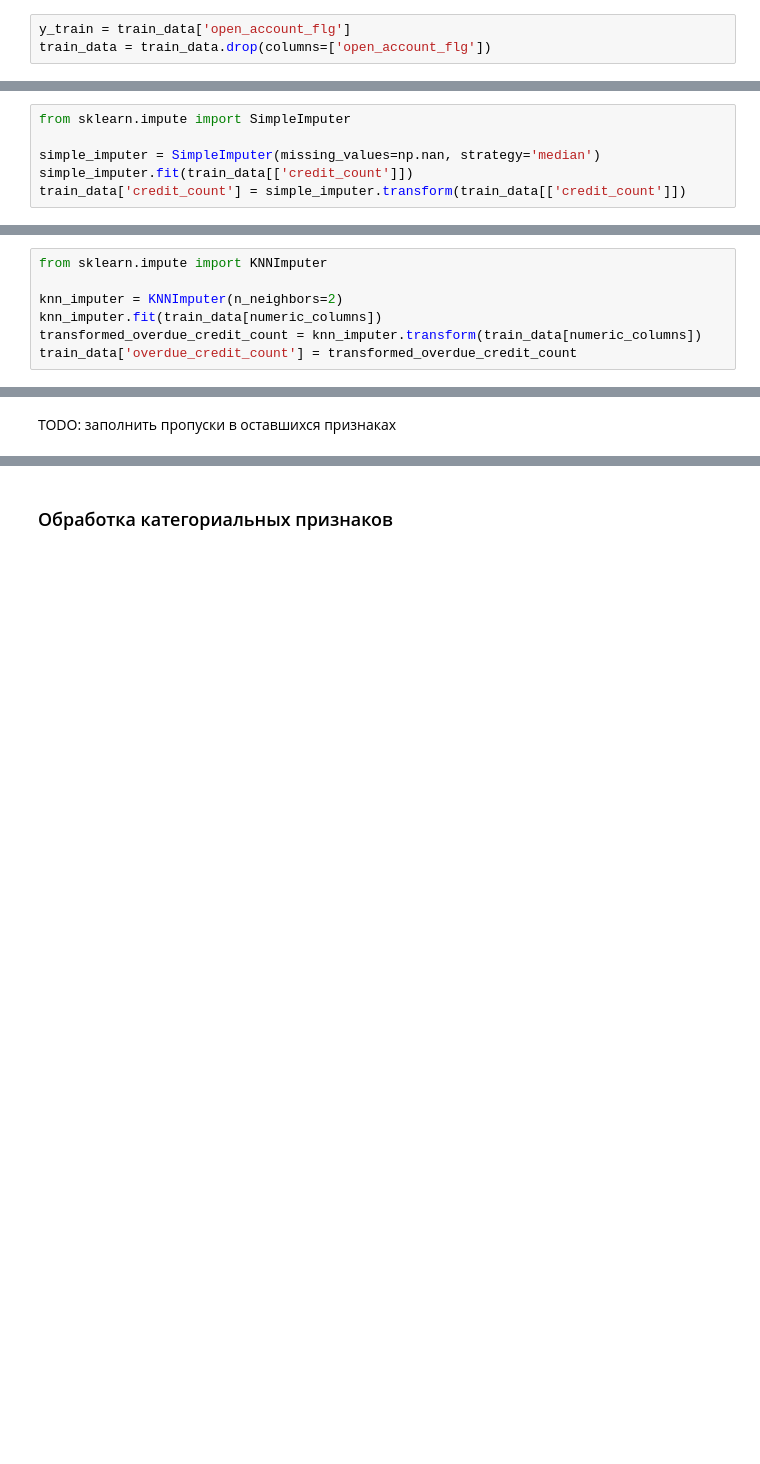
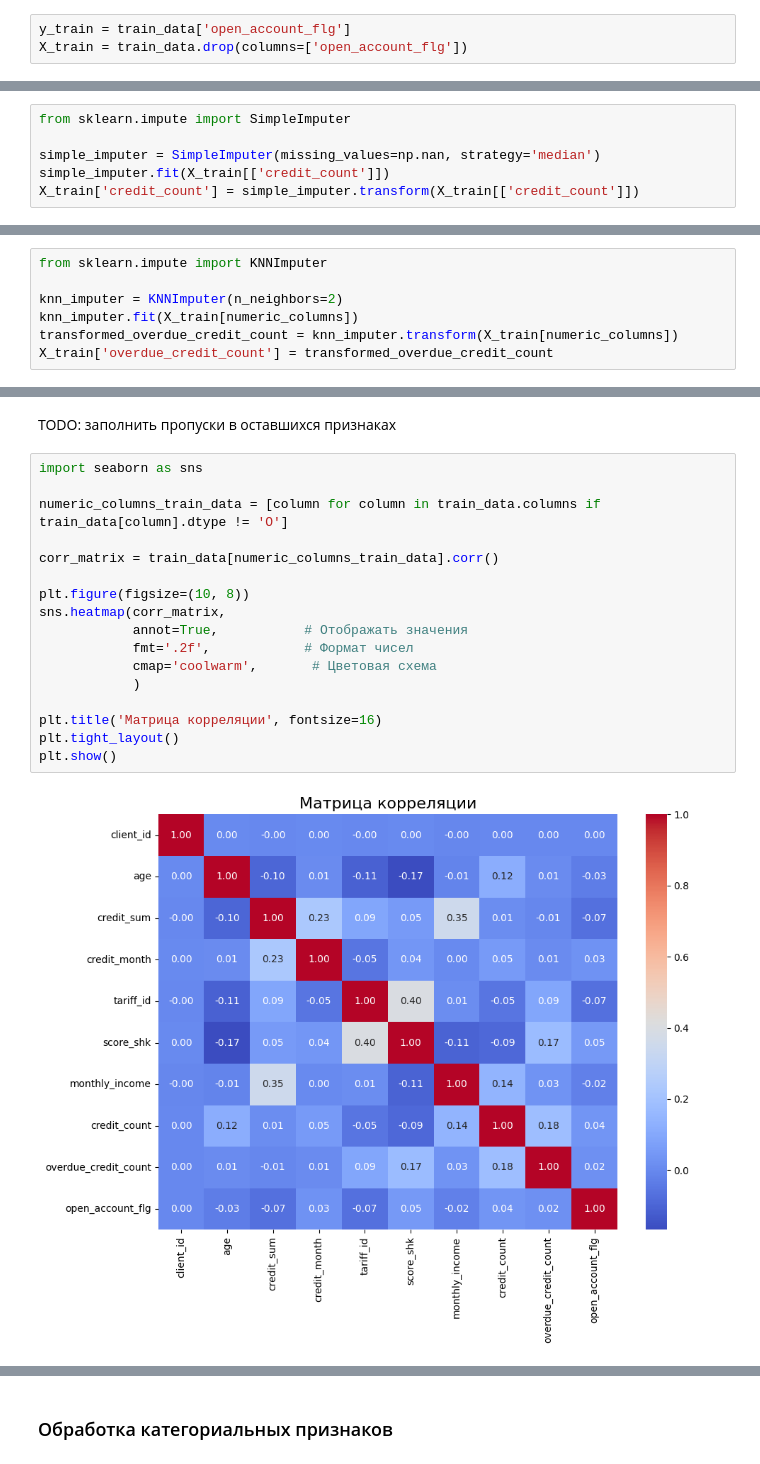
Before and after one commit to DaryaGudkova/credit, a Jupyter notebook: feature_engineering.ipynb, the cells around one changed output, grey strips where cells are left out. Saved outputs shown, nothing was run; the diff lists cells and outputs as text; blank space fills up the shorter version.

```diff
--- a/feature_engineering.ipynb
+++ b/feature_engineering.ipynb
@@ -95,5 +95,5 @@ train_data.head()
 Отделим целевую переменную от признаков:
 # %%
 y_train = train_data['open_account_flg']
-train_data = train_data.drop(columns=['open_account_flg'])
+X_train = train_data.drop(columns=['open_account_flg'])
 # %%
@@ -223,6 +223,6 @@ np.unique(train_data['credit_count'], return_counts=True)
 from sklearn.impute import SimpleImputer
 
 simple_imputer = SimpleImputer(missing_values=np.nan, strategy='median')
-simple_imputer.fit(train_data[['credit_count']])
-train_data['credit_count'] = simple_imputer.transform(train_data[['credit_count']])
+simple_imputer.fit(X_train[['credit_count']])
+X_train['credit_count'] = simple_imputer.transform(X_train[['credit_count']])
 # %%
@@ -260,7 +260,7 @@ len(numeric_columns)
 from sklearn.impute import KNNImputer
 
 knn_imputer = KNNImputer(n_neighbors=2)
-knn_imputer.fit(train_data[numeric_columns])
-transformed_overdue_credit_count = knn_imputer.transform(train_data[numeric_columns])
-train_data['overdue_credit_count'] = transformed_overdue_credit_count
+knn_imputer.fit(X_train[numeric_columns])
+transformed_overdue_credit_count = knn_imputer.transform(X_train[numeric_columns])
+X_train['overdue_credit_count'] = transformed_overdue_credit_count
 # %%
@@ -270,2 +277,21 @@ np.False_
 # %% [markdown]
 TODO: заполнить пропуски в оставшихся признаках
+# %%
+import seaborn as sns
+
+numeric_columns_train_data = [column for column in train_data.columns if train_data[column].dtype != 'O']
+
+corr_matrix = train_data[numeric_columns_train_data].corr()
+
+plt.figure(figsize=(10, 8))
+sns.heatmap(corr_matrix,
+            annot=True,           # Отображать значения
+            fmt='.2f',            # Формат чисел
+            cmap='coolwarm',       # Цветовая схема
+            )
+
+plt.title('Матрица корреляции', fontsize=16)
+plt.tight_layout()
+plt.show()
+# %% [output]
+[figure, added]
```
Also changed, not shown: parts of 39 cells of this notebook, 1 other file.
